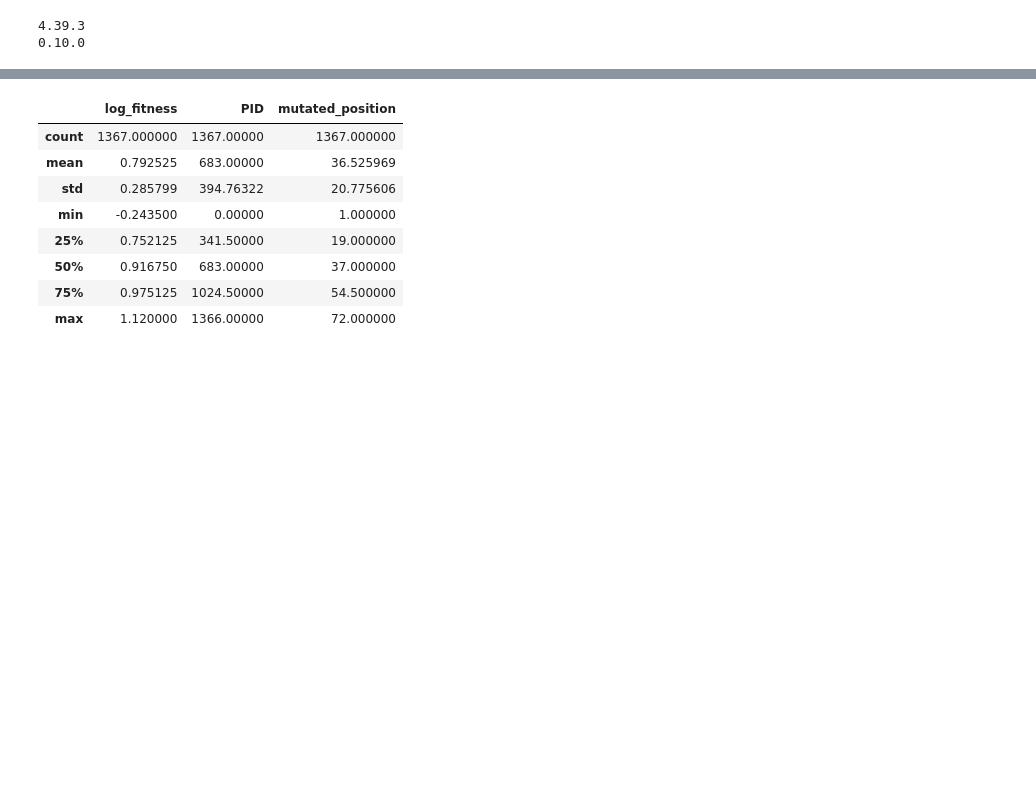
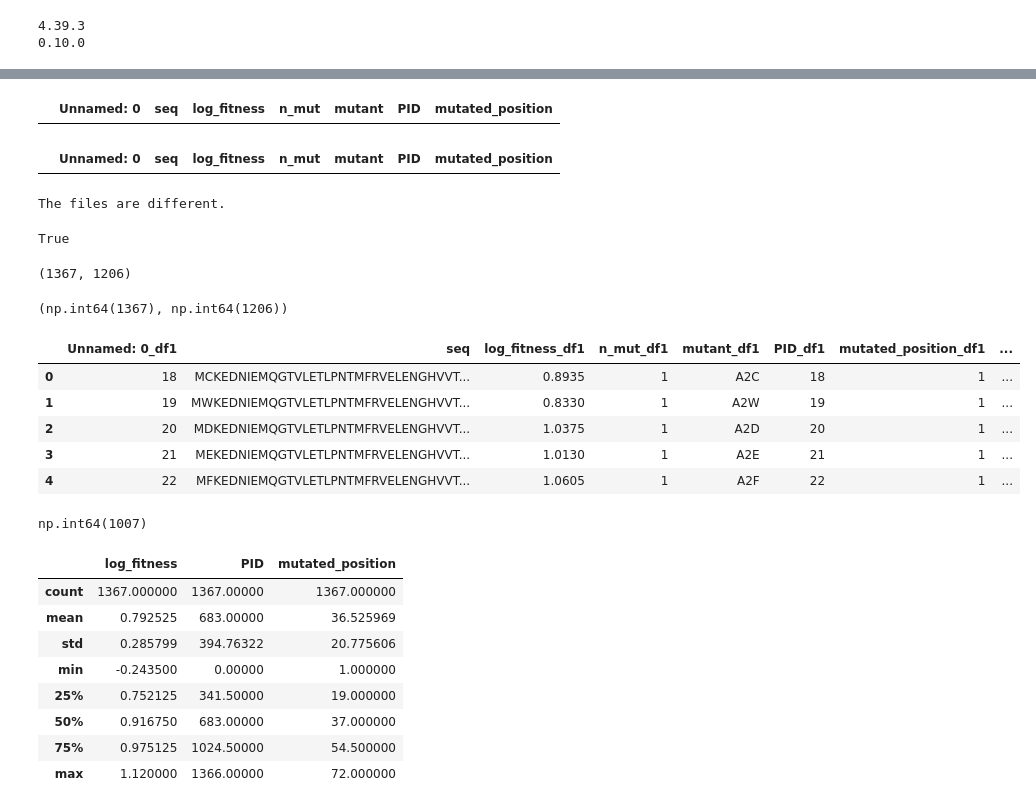
Before and after one commit to Sqingshannon/Fine-tune_plm, a Jupyter notebook: temp.ipynb, the cells around one changed output, grey strips where cells are left out. Saved outputs shown, nothing was run; the diff lists cells and outputs as text; code cells hidden in the pictures; blank space fills up the shorter version.

```diff
--- a/temp.ipynb
+++ b/temp.ipynb
@@ -34,3 +35,6 @@ from Bio import SeqIO
 from transformers import EsmTokenizer
 
 from scipy.stats import spearmanr
+# %%
+df1 = pd.read_csv('./data/IF1_ECOLI_Kelsic_2016/data.csv')
+df2 = pd.read_csv('./data/IF1_ECOLI_Kelsic2016_fitness_rich/data.csv')
@@ -37,3 +59,45 @@ from scipy.stats import spearmanr
+# %%
+df2[df2["n_mut"] != 1]
+# %% [output]
+|  | Unnamed: 0 | seq | log_fitness | n_mut | mutant | PID | mutated_position |
+# %%
+df1[df1["n_mut"] != 1]
+# %% [output]
+|  | Unnamed: 0 | seq | log_fitness | n_mut | mutant | PID | mutated_position |
+# %%
+if df1.equals(df2):
+    print("The files are the same.")
+else:
+    print("The files are different.")
+# %% [output]
+The files are different.
+# %%
+df1.shape != df2.shape
+# %% [output]
+True
+# %%
+len(df1),  len(df2)
+# %% [output]
+(1367, 1206)
+# %%
+np.sum(df1["n_mut"]), np.sum(df2["n_mut"])
+# %% [output]
+(np.int64(1367), np.int64(1206))
+# %%
+merged_df = pd.merge(df1, df2, on='seq', how='inner', indicator=True, suffixes=('_df1', '_df2'))
+# %%
+merged_df.head()
+# %% [output]
+|  | Unnamed: 0_df1 | seq | log_fitness_df1 | n_mut_df1 | mutant_df1 | PID_df1 | mutated_position_df1 | ... |
+| 0 | 18 | MCKEDNIEMQGTVLETLPNTMFRVELENGHVVT... | 0.8935 | 1 | A2C | 18 | 1 | ... |
+| 1 | 19 | MWKEDNIEMQGTVLETLPNTMFRVELENGHVVT... | 0.8330 | 1 | A2W | 19 | 1 | ... |
+| 2 | 20 | MDKEDNIEMQGTVLETLPNTMFRVELENGHVVT... | 1.0375 | 1 | A2D | 20 | 1 | ... |
+| 3 | 21 | MEKEDNIEMQGTVLETLPNTMFRVELENGHVVT... | 1.0130 | 1 | A2E | 21 | 1 | ... |
+| 4 | 22 | MFKEDNIEMQGTVLETLPNTMFRVELENGHVVT... | 1.0605 | 1 | A2F | 22 | 1 | ... |
+# %%
+np.sum(merged_df["log_fitness_df1"] == merged_df["log_fitness_df2"])
+# %% [output]
+np.int64(1007)
 # %%
 # pip install transformers==4.39.3 peft==0.10.0
 # %%
```
Also changed, not shown: parts of 15 cells of this notebook, 20 other files.
